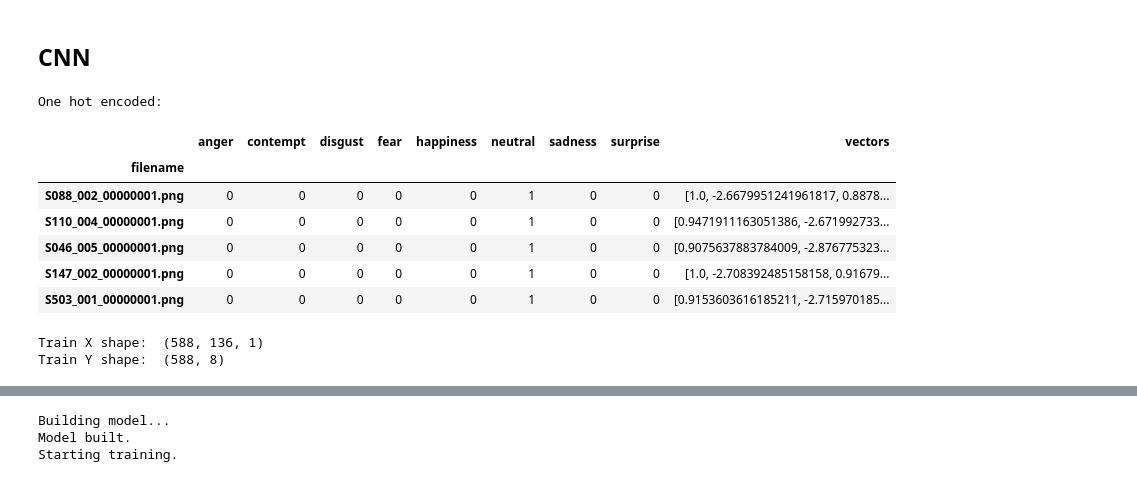
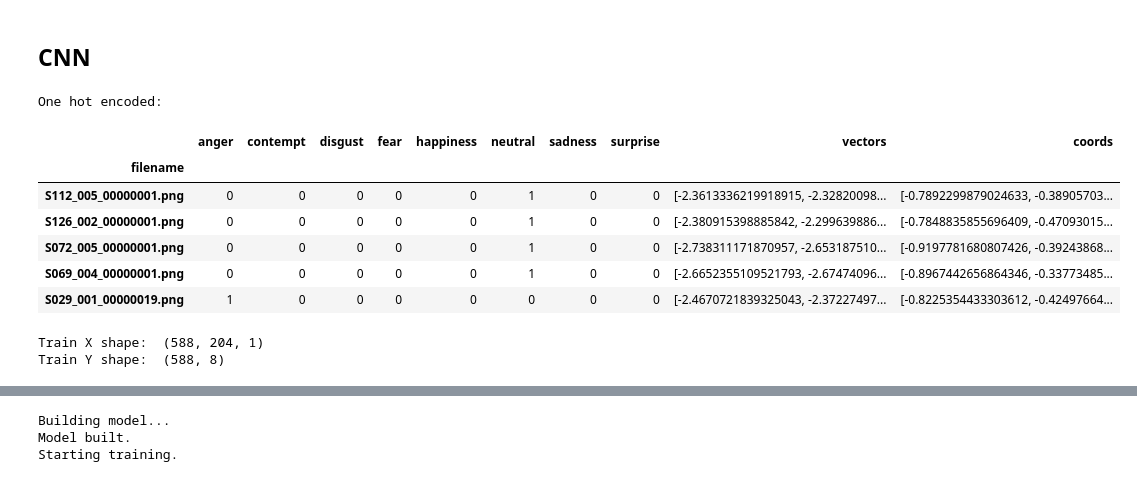
Before and after one commit to rachung2510/FYP70_SocialRobot, a Jupyter notebook: EmotionRecognition/model.ipynb, the cells around one changed output, grey strips where cells are left out. Cells and saved outputs as stored; diff of their text form; code cells hidden in the pictures.

```diff
--- a/EmotionRecognition/model.ipynb
+++ b/EmotionRecognition/model.ipynb
@@ -36,5 +36,6 @@ for mood in moods:
 df = pd.DataFrame(data, columns=['filename','mood'])
 df.set_index('filename', inplace=True)
 df["vectors"] = [np.array([]) for k in range(df.shape[0])]
+df["coords"] = [np.array([]) for k in range(df.shape[0])]
 df.sample(10)
 # %% [output]
@@ -84,6 +85,7 @@ for mood in moods:
     for filename in os.listdir(data_path + mood):
         path = data_path + mood + '/' + filename
         vectors = [] # list of vectors
+        coords = [] # list of coordinates of facial landmarks (offset by cog)
 
         # load the input image, resize it, and convert it to grayscale
         image = cv2.imread(path)
@@ -123,6 +125,9 @@ for mood in moods:
                 # get vector magnitude and direction
                 vectors.append([mag(cog, (x,y)), angle(cog, (x,y))])
 
+                # append coordinates relative to cog
+                coords.append([x-cog[0], y-cog[1]])
+
             if show:
                 cv2.circle(image, cog, 5, (0,255,255), -1)
 
@@ -133,11 +138,16 @@ for mood in moods:
             plt.show()
 
         vectors = np.array(vectors)
-        vectors[:,0] = vectors[:,0] / max(vectors[:,0]) # normalize magnitudes
+        scale_factor = 1 / max(vectors[:,0])
+        vectors[:,0] = vectors[:,0] * scale_factor  # normalize magnitudes
         vectors = vectors[:,0] * vectors[:,1]
 #         vectors = vectors.reshape(-1)
         df.loc[filename, 'vectors'] = vectors
 
+        coords = np.array(coords) * scale_factor
+        coords = coords.reshape(-1)
+        df.loc[filename, 'coords'] = coords
+
         show = False
 # %% [output]
 anger
@@ -182,34 +192,34 @@ from tensorflow.keras.optimizers import Adam, SGD, RMSprop
 from keras.callbacks import EarlyStopping, ModelCheckpoint
 # %%
 # One hot encoding for emotion
-cnn_data = pd.get_dummies(df.mood).join(df['vectors'])
+cnn_data = pd.get_dummies(df.mood).join(df.loc[:,['vectors','coords']])
 emotion_classes = cnn_data.columns[:len(moods)]
 print('One hot encoded:')
 display(cnn_data.sample(5))
 
 # split into train, val and test
-x = np.array([k for k in cnn_data['vectors'].values])
-y = cnn_data.iloc[:,:-1].values
+x = np.c_[np.array([k for k in cnn_data['vectors'].values]), np.array([k for k in cnn_data['coords'].values])]
+y = cnn_data.iloc[:,:8].values
 x_train, x_test, y_train, y_test = train_test_split(x, y, test_size=0.20, random_state=0)
 x_train, x_val, y_train, y_val = train_test_split(x_train, y_train, test_size=0.20, random_state=0)
 
 # reshape for CNN
 x_train = x_train.reshape(x_train.shape[0], x_train.shape[1], 1)
 x_val = x_val.reshape(x_val.shape[0], x_val.shape[1], 1)
 x_test = x_test.reshape(x_test.shape[0], x_test.shape[1], 1)
 
 print('Train X shape: ', x_train.shape)
 print('Train Y shape: ', y_train.shape)
 # %% [output]
 One hot encoded:
-|  | anger | contempt | disgust | fear | happiness | neutral | sadness | surprise | vectors |
-| filename |  |  |  |  |  |  |  |  |  |
-| S088_002_00000001.png | 0 | 0 | 0 | 0 | 0 | 1 | 0 | 0 | [1.0, -2.6679951241961817, 0.8878... |
-| S110_004_00000001.png | 0 | 0 | 0 | 0 | 0 | 1 | 0 | 0 | [0.9471911163051386, -2.671992733... |
-| S046_005_00000001.png | 0 | 0 | 0 | 0 | 0 | 1 | 0 | 0 | [0.9075637883784009, -2.876775323... |
-| S147_002_00000001.png | 0 | 0 | 0 | 0 | 0 | 1 | 0 | 0 | [1.0, -2.708392485158158, 0.91679... |
-| S503_001_00000001.png | 0 | 0 | 0 | 0 | 0 | 1 | 0 | 0 | [0.9153603616185211, -2.715970185... |
+|  | anger | contempt | disgust | fear | happiness | neutral | sadness | surprise | vectors | coords |
+| filename |  |  |  |  |  |  |  |  |  |  |
+| S112_005_00000001.png | 0 | 0 | 0 | 0 | 0 | 1 | 0 | 0 | [-2.3613336219918915, -2.32820098... | [-0.7892299879024633, -0.38905703... |
+| S126_002_00000001.png | 0 | 0 | 0 | 0 | 0 | 1 | 0 | 0 | [-2.380915398885842, -2.299639886... | [-0.7848835855696409, -0.47093015... |
+| S072_005_00000001.png | 0 | 0 | 0 | 0 | 0 | 1 | 0 | 0 | [-2.738311171870957, -2.653187510... | [-0.9197781680807426, -0.39243868... |
+| S069_004_00000001.png | 0 | 0 | 0 | 0 | 0 | 1 | 0 | 0 | [-2.6652355109521793, -2.67474096... | [-0.8967442656864346, -0.33773485... |
+| S029_001_00000019.png | 1 | 0 | 0 | 0 | 0 | 0 | 0 | 0 | [-2.4670721839325043, -2.37227497... | [-0.8225354433303612, -0.42497664... |
-Train X shape:  (588, 136, 1)
+Train X shape:  (588, 204, 1)
 Train Y shape:  (588, 8)
 # %%
 # visualize evaluation
```
Also changed, not shown: parts of 8 cells of this notebook, 1 other file.
